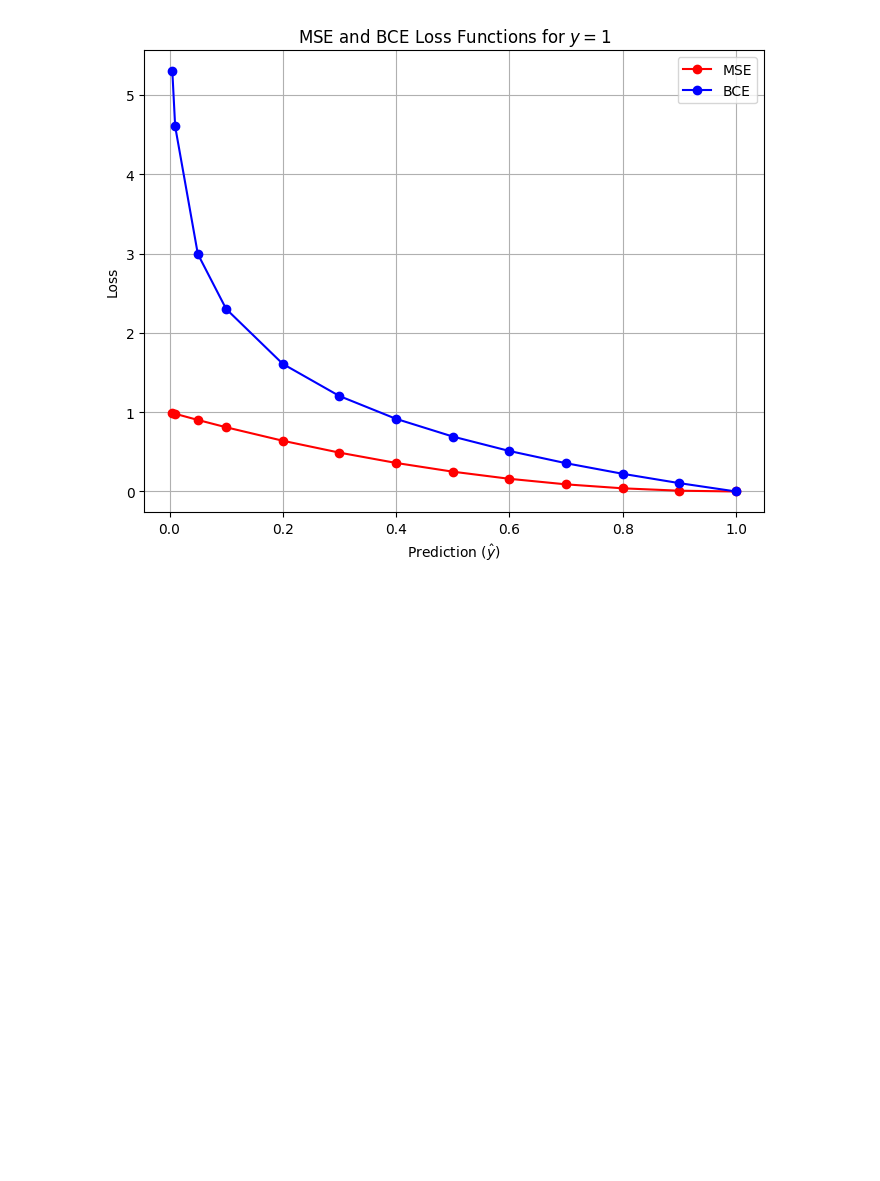
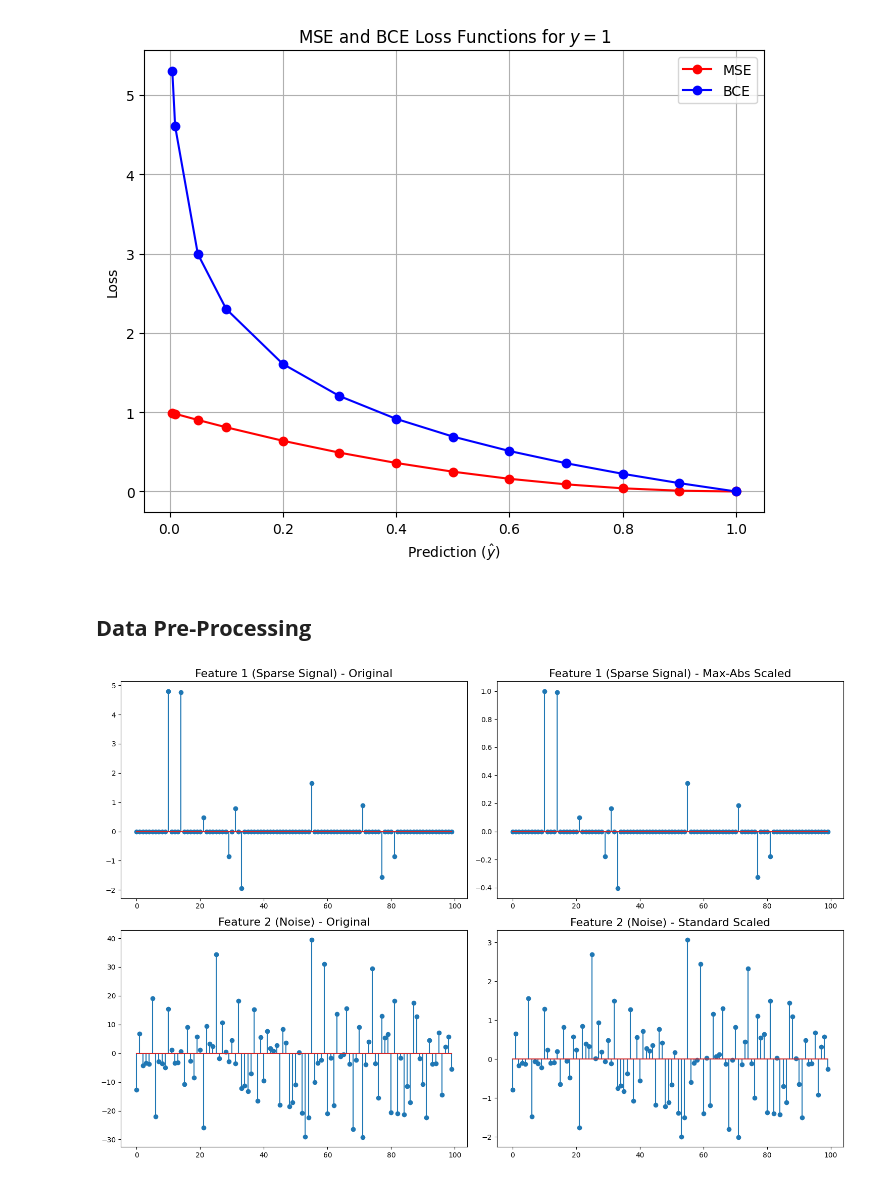
Before and after one commit to Kopithan/Learning-from-data-and-related-challenges-and-linear-models-for-regression, a Jupyter notebook: en3150_a1.ipynb, the cells around one changed output. Drawn from its saved outputs; the diff is of its cells as text; code cells hidden in the pictures; blank space fills up the shorter version.

```diff
--- a/en3150_a1.ipynb
+++ b/en3150_a1.ipynb
@@ -146,3 +146,63 @@ Prediction      MSE             BCE
 0.900           0.01000 0.105
 1.000           0.00000 -0.000
 [figure]
+# %% [markdown]
+## **Data Pre-Processing**
+# %%
+import numpy as np
+import matplotlib.pyplot as plt
+from sklearn.preprocessing import StandardScaler, MinMaxScaler, MaxAbsScaler
+
+def generate_signal(signal_length, num_nonzero):
+    signal = np.zeros(signal_length)
+    nonzero_indices = np.random.choice(signal_length, num_nonzero, replace=False)
+    nonzero_values = 10 * np.random.randn(num_nonzero)
+    signal[nonzero_indices] = nonzero_values
+    return signal
+
+signal_length = 100
+num_nonzero = 10
+your_index_no = 220327  # put your real index number here
+
+sparse_signal = generate_signal(signal_length, num_nonzero)
+sparse_signal[10] = (your_index_no % 10) * 2 + 10
+if your_index_no % 10 == 0:
+    sparse_signal[10] = np.random.randn(1) + 30
+sparse_signal = sparse_signal / 5
+
+epsilon = np.random.normal(0, 15, signal_length)
+
+# Reshape for sklearn
+sparse_signal_reshaped = sparse_signal.reshape(-1, 1)
+epsilon_reshaped = epsilon.reshape(-1, 1)
+
+# Apply scalers
+maxabs_scaler = MaxAbsScaler()
+standard_scaler = StandardScaler()
+
+sparse_scaled = maxabs_scaler.fit_transform(sparse_signal_reshaped).flatten()
+epsilon_scaled = standard_scaler.fit_transform(epsilon_reshaped).flatten()
+
+# Plot original vs scaled
+plt.figure(figsize=(15, 10))
+
+plt.subplot(2, 2, 1)
+plt.title("Feature 1 (Sparse Signal) - Original", fontsize=16)
+plt.stem(sparse_signal)
+
+plt.subplot(2, 2, 2)
+plt.title("Feature 1 (Sparse Signal) - Max-Abs Scaled", fontsize=16)
+plt.stem(sparse_scaled)
+
+plt.subplot(2, 2, 3)
+plt.title("Feature 2 (Noise) - Original", fontsize=16)
+plt.stem(epsilon)
+
+plt.subplot(2, 2, 4)
+plt.title("Feature 2 (Noise) - Standard Scaled", fontsize=16)
+plt.stem(epsilon_scaled)
+
+plt.tight_layout()
+plt.show()
+# %% [output]
+[figure, added]
```
Also changed, not shown: 2 other files.
